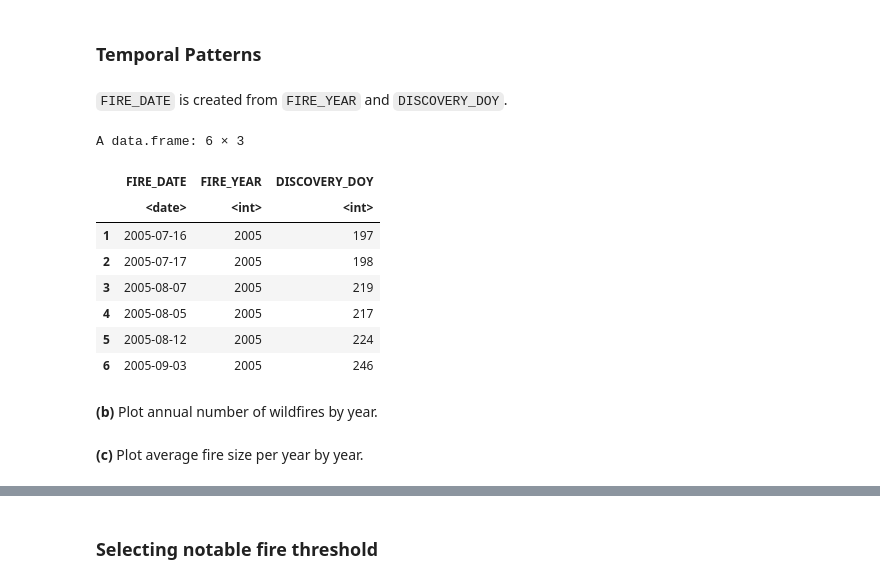
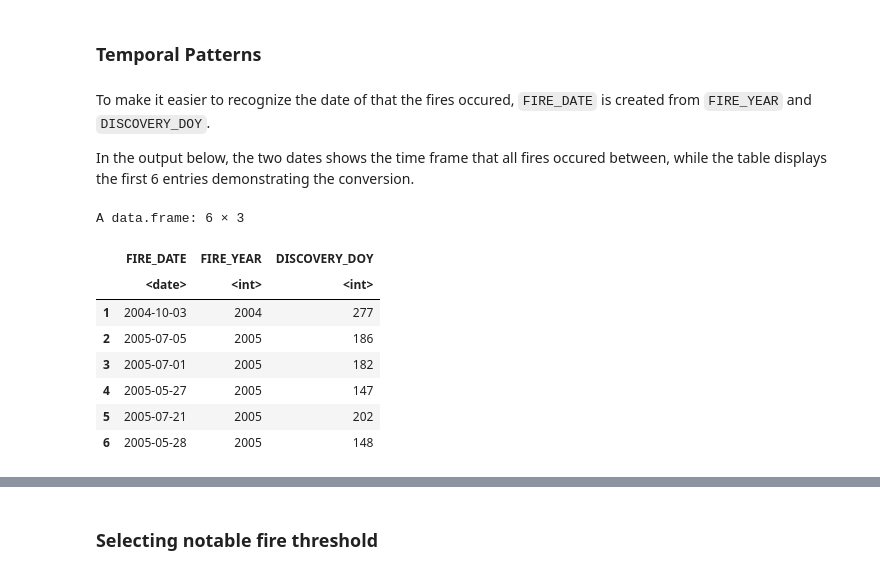
Before and after one commit to lucyni/Wildfire-Prediction-Project, a Jupyter notebook: Wildfire_FinalProject.ipynb, the cells around one changed output, grey strips where cells are left out. Drawn from its saved outputs; the diff is of its cells as text; code cells hidden in the pictures.

```diff
--- a/Wildfire_FinalProject.ipynb
+++ b/Wildfire_FinalProject.ipynb
@@ -81,27 +81,27 @@ A tibble: 16 × 3
  Some variable have a large number of missing entries as seen in the table above, such as the name of complex, name of incident from the ICS 209 report and containment date. This could be due to the fact that these data were not recorded since the size of wildfire was small, or in the case of containment date, the fire might not have an official containment date. With these high missing percentage numbers, these variables would not be suitable to use for analysis.
 # %% [markdown]
 ### Temporal Patterns
-# %% [markdown]
-`FIRE_DATE` is created from `FIRE_YEAR` and `DISCOVERY_DOY`.
+# %% [markdown]
+To make it easier to recognize the date of that the fires occured, `FIRE_DATE` is created from `FIRE_YEAR` and `DISCOVERY_DOY`.
+
+In the output below, the two dates shows the time frame that all fires occured between, while the table displays the first 6 entries demonstrating the conversion.
 # %%
 fires <- wildfires %>%
-  mutate(FIRE_DATE = as.Date(paste(FIRE_YEAR, DISCOVERY_DOY, sep = "-"), format = "%Y-%j"))
+  mutate(FIRE_DATE = as.Date(paste(FIRE_YEAR, DISCOVERY_DOY, sep = "-"), format = "%Y-%j"),
+    YEAR = year(FIRE_DATE),
+    MONTH = month(FIRE_DATE))
 
-#range(wildfires$FIRE_DATE, na.rm = TRUE)
+range(fires$FIRE_DATE, na.rm = TRUE)
 
 fires %>%
   select(FIRE_DATE, FIRE_YEAR, DISCOVERY_DOY) %>% head()
 # %% [output]
 A data.frame: 6 × 3
 |  | FIRE_DATE | FIRE_YEAR | DISCOVERY_DOY |
 |  | <date> | <int> | <int> |
-| 1 | 2005-07-16 | 2005 | 197 |
-| 2 | 2005-07-17 | 2005 | 198 |
-| 3 | 2005-08-07 | 2005 | 219 |
-| 4 | 2005-08-05 | 2005 | 217 |
-| 5 | 2005-08-12 | 2005 | 224 |
-| 6 | 2005-09-03 | 2005 | 246 |
+| 1 | 2004-10-03 | 2004 | 277 |
+| 2 | 2005-07-05 | 2005 | 186 |
+| 3 | 2005-07-01 | 2005 | 182 |
+| 4 | 2005-05-27 | 2005 | 147 |
+| 5 | 2005-07-21 | 2005 | 202 |
+| 6 | 2005-05-28 | 2005 | 148 |
-# %% [markdown]
-**(b)** Plot annual number of wildfires by year.
-# %% [markdown]
-**(c)** Plot average fire size per year by year.
```
Also changed, not shown: parts of 6 cells of this notebook.
